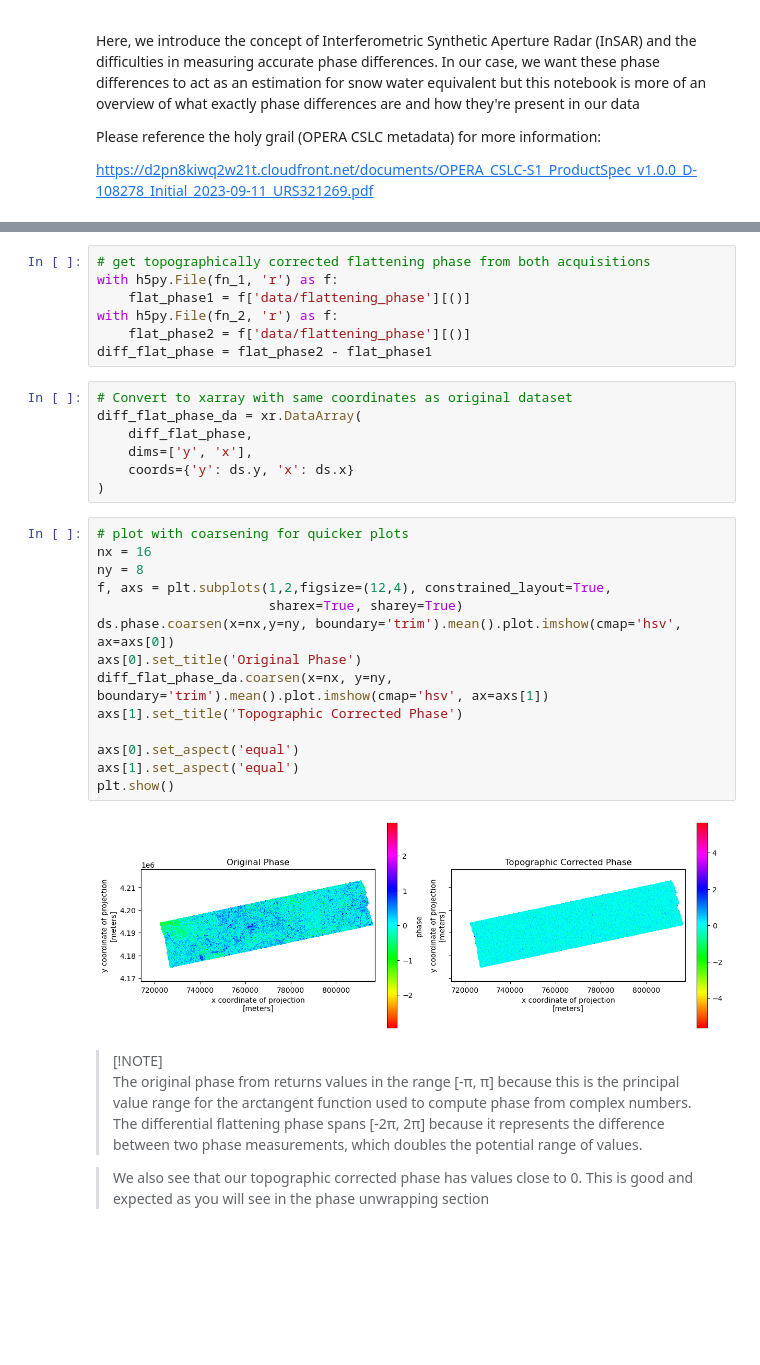
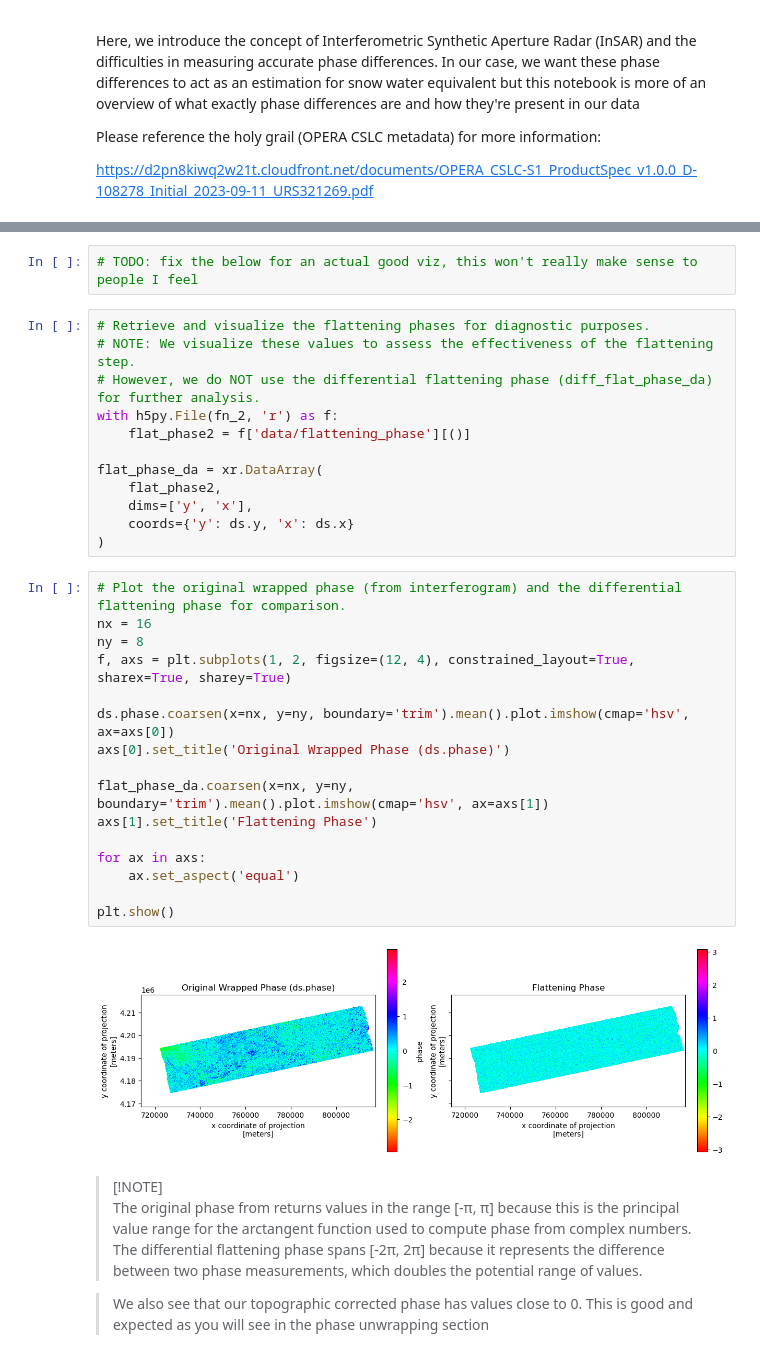
Before and after one commit to Jack-Hayes/SWEet-InSAR, a Jupyter notebook: notebooks/01_OPERA_phase_unwrap.ipynb, the cells around one changed output, grey strips where cells are left out. Saved outputs shown, nothing was run; the diff lists cells and outputs as text; blank space fills up the shorter version.

```diff
--- a/notebooks/01_OPERA_phase_unwrap.ipynb
+++ b/notebooks/01_OPERA_phase_unwrap.ipynb
@@ -111,33 +121,35 @@ This is done before unwrapping our phase since $\varphi_{\text{topography}}$ is
-# %%
-# get topographically corrected flattening phase from both acquisitions
-with h5py.File(fn_1, 'r') as f:
-    flat_phase1 = f['data/flattening_phase'][()]
-with h5py.File(fn_2, 'r') as f:
-    flat_phase2 = f['data/flattening_phase'][()]
-diff_flat_phase = flat_phase2 - flat_phase1
-# %%
-# Convert to xarray with same coordinates as original dataset
-diff_flat_phase_da = xr.DataArray(
-    diff_flat_phase,
-    dims=['y', 'x'],
-    coords={'y': ds.y, 'x': ds.x}
-)
+# %%
+# TODO: fix the below for an actual good viz, this won't really make sense to people I feel
+# %%
+# Retrieve and visualize the flattening phases for diagnostic purposes.
+# NOTE: We visualize these values to assess the effectiveness of the flattening step.
+# However, we do NOT use the differential flattening phase (diff_flat_phase_da) for further analysis.
+with h5py.File(fn_2, 'r') as f:
+    flat_phase2 = f['data/flattening_phase'][()]
+
+flat_phase_da = xr.DataArray(
+    flat_phase2,
+    dims=['y', 'x'],
+    coords={'y': ds.y, 'x': ds.x}
+)
 # %%
-# plot with coarsening for quicker plots
+# Plot the original wrapped phase (from interferogram) and the differential flattening phase for comparison.
 nx = 16
 ny = 8
-f, axs = plt.subplots(1,2,figsize=(12,4), constrained_layout=True,
-                      sharex=True, sharey=True)
-ds.phase.coarsen(x=nx,y=ny, boundary='trim').mean().plot.imshow(cmap='hsv', ax=axs[0])
-axs[0].set_title('Original Phase')
-diff_flat_phase_da.coarsen(x=nx, y=ny, boundary='trim').mean().plot.imshow(cmap='hsv', ax=axs[1])
-axs[1].set_title('Topographic Corrected Phase')
+f, axs = plt.subplots(1, 2, figsize=(12, 4), constrained_layout=True, sharex=True, sharey=True)
 
-axs[0].set_aspect('equal')
-axs[1].set_aspect('equal')
+ds.phase.coarsen(x=nx, y=ny, boundary='trim').mean().plot.imshow(cmap='hsv', ax=axs[0])
+axs[0].set_title('Original Wrapped Phase (ds.phase)')
+
+flat_phase_da.coarsen(x=nx, y=ny, boundary='trim').mean().plot.imshow(cmap='hsv', ax=axs[1])
+axs[1].set_title('Flattening Phase')
+
+for ax in axs:
+    ax.set_aspect('equal')
+
 plt.show()
 # %% [output]
-[figure, old version]
+[figure, new version]
 # %% [markdown]
 > [!NOTE]
 > The original phase from returns values in the range [-π, π] because this is the principal value range for the arctangent function used to compute phase from complex numbers. The differential flattening phase spans [-2π, 2π] because it represents the difference between two phase measurements, which doubles the potential range of values.
```
Also changed, not shown: parts of 18 cells of this notebook, 21 other files.
